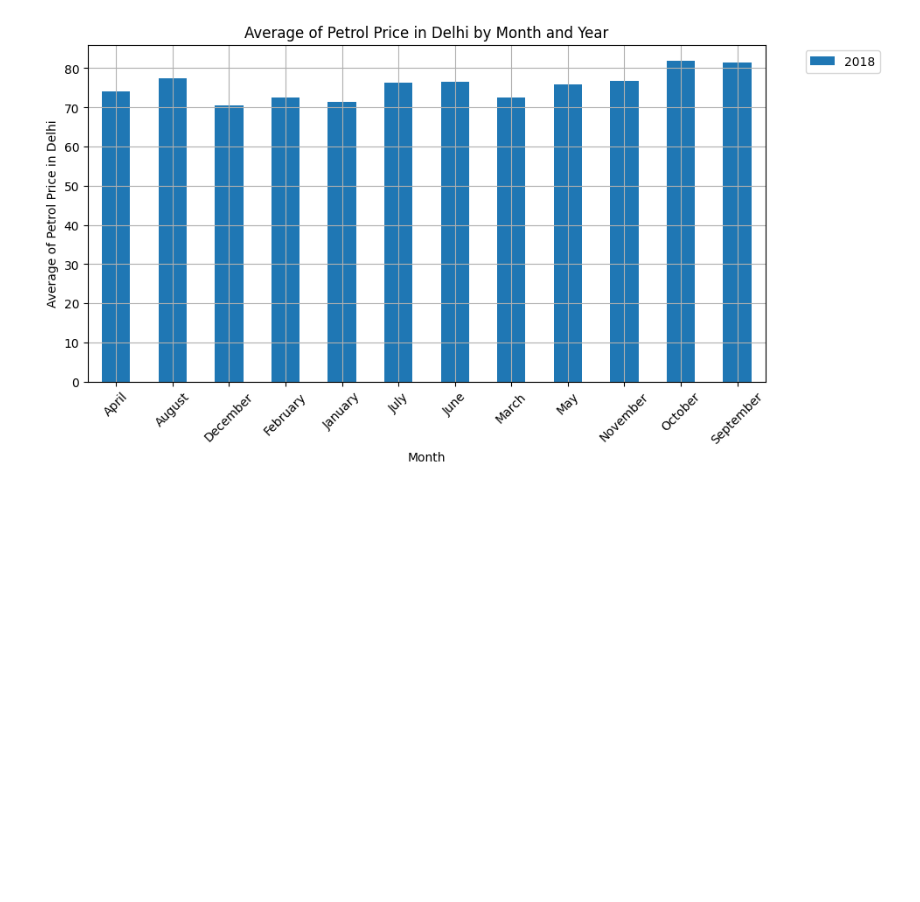
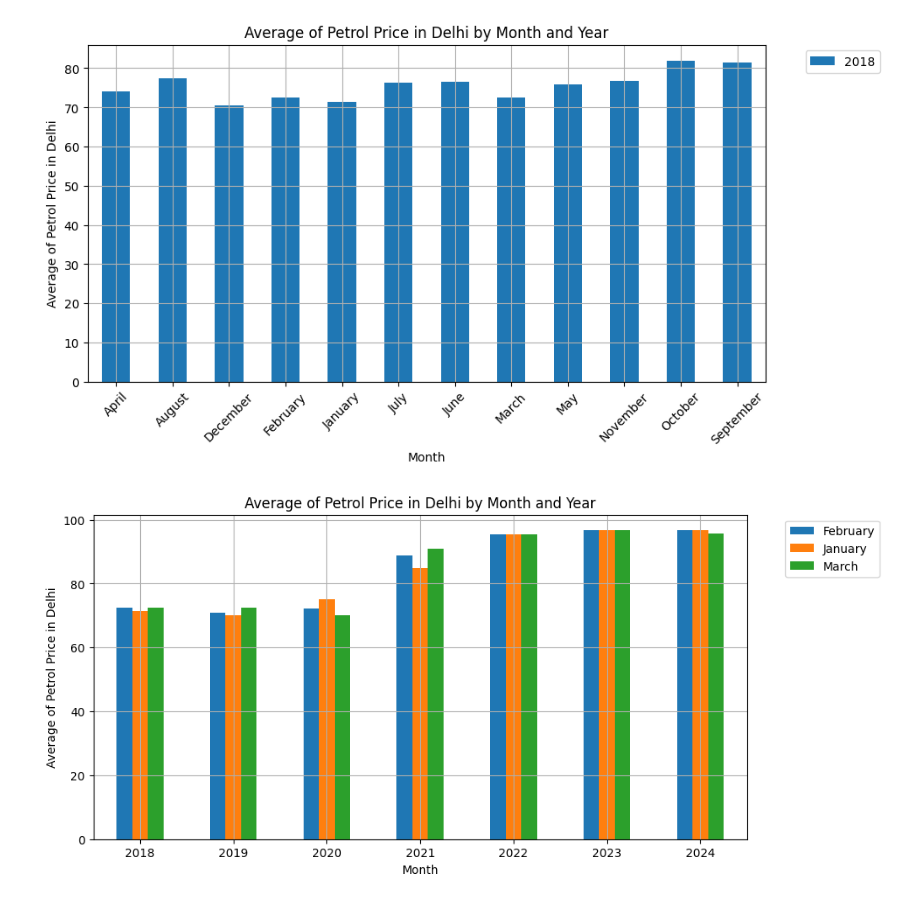
Before and after one commit to Udhay2898/Analyzing-Accident-Data-in-Tamil-Nadu-Districts, a Jupyter notebook: Petrol_Analysis.ipynb, the cells around one changed output. Cells and saved outputs as stored; diff of their text form; code cells hidden in the pictures; blank space fills up the shorter version.

```diff
--- a/Petrol_Analysis.ipynb
+++ b/Petrol_Analysis.ipynb
@@ -48,3 +48,31 @@ plt.title('Average of Petrol Price in Delhi by Month and Year')
 plt.show()
 # %% [output]
 [figure]
+# %%
+# Group by 'Month' and 'Year' and calculate the average of 'Delhi(P)'
+
+grouped = df[(df['Month'] == 'January') | (df['Month'] == 'February') | (df['Month'] == 'March')]
+
+grouped = grouped.groupby(['Month', 'Year']).agg({'Delhi(P)': 'mean'}).reset_index()
+
+# Sort the DataFrame by 'Month'
+grouped = grouped.sort_values('Month')
+
+# Create a pivot table for plotting
+pivot_table = grouped.pivot(index='Year', columns='Month', values='Delhi(P)')
+
+
+# Plot the data
+pivot_table.plot.bar(figsize = (10,5),grid = True)
+
+tick = range(len(pivot_table))
+plt.xticks(ticks = tick, labels = pivot_table.index, rotation = 0)
+
+plt.legend(bbox_to_anchor=(1.05, 1), loc='upper left')
+
+plt.xlabel('Month')
+plt.ylabel('Average of Petrol Price in Delhi')
+plt.title('Average of Petrol Price in Delhi by Month and Year')
+plt.show()
+# %% [output]
+[figure, added]
```
Also changed, not shown: parts of 1 cell of this notebook.
